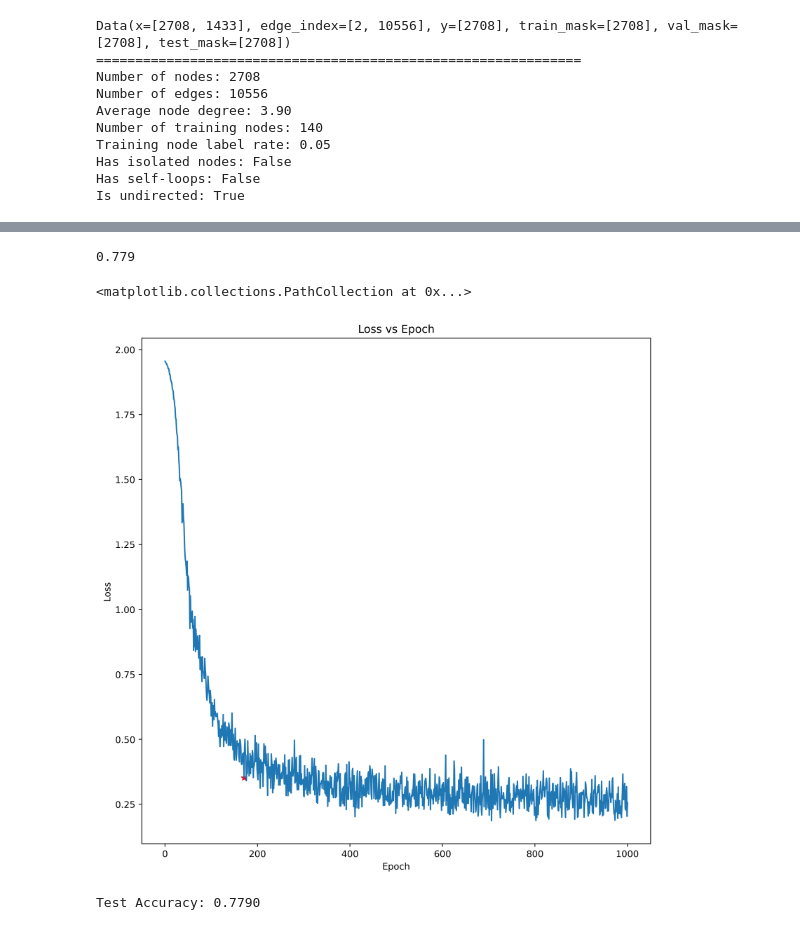
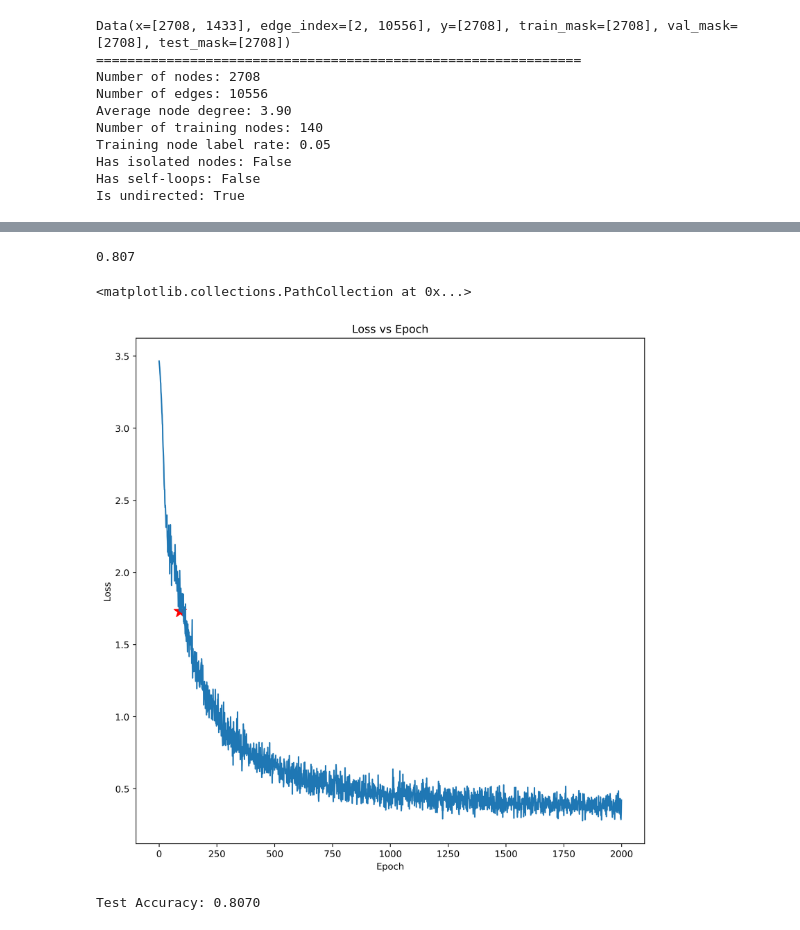
Before and after one commit to Wangmerlyn/Big-Data-Algorithms-and-Analysis-Final-Project, a Jupyter notebook: final.ipynb, the cells around one changed output, grey strips where cells are left out. Cells and saved outputs as stored; diff of their text form; code cells hidden in the pictures.

```diff
--- a/final.ipynb
+++ b/final.ipynb
@@ -41,8 +41,10 @@ Is undirected: True
 # %%
 device = torch.device('cuda:0' if torch.cuda.is_available() else 'cpu')
 # model = GCN(hidden_channels=16)
-model = GCN(num_features=dataset.num_features, hidden_channels=16,num_classes=dataset.num_classes)
-# model =  GAT(num_features=dataset.num_features, hidden_channels=8,num_classes=dataset.num_classes)
+# model = VanillaGCN(num_features=dataset.num_features, hidden_channels=16,num_classes=dataset.num_classes)
+# model =  VanillaGAT(num_features=dataset.num_features, hidden_channels=8,num_classes=dataset.num_classes)
+# model =  GFusion(num_features=dataset.num_features, hidden_channels_1=64,num_classes=dataset.num_classes, attention_heads=1, hidden_channels_2=16)
+model =  GFusion_1(num_features=dataset.num_features, hidden_channels=32,num_classes=dataset.num_classes, attention_heads=8, dropout=.5)
 print(model)
 model = model.to(device)
 data = data.to(device)
@@ -54,7 +57,7 @@ GCN(
 )
 # %%
 # Initialize Optimizer
-learning_rate = 0.01
+learning_rate = 0.005
 decay = 5e-4
 optimizer = torch.optim.Adam(model.parameters()
                              ,lr = learning_rate,
@@ -93,7 +96,8 @@ os.makedirs('checkpoints', exist_ok=True)
 losses = []
 best_val_acc = 0
 best_epoch = 0
-for epoch in range(0, 1001):
+num_epochs = 2000
+for epoch in range(0, num_epochs):
     loss = train(model, data, optimizer, criterion)
     losses.append(loss)
     val_acc = validate(model, data)
@@ -103,4 +107,5 @@ for epoch in range(0, 1001):
         torch.save(model.state_dict(), 'checkpoints/best_model.pth')
     if epoch % 100 == 0:
         print(f'Epoch:{epoch:03d}, Loss:{loss:.4f}')
+print(f'Best Epoch:{best_epoch:03d}, Val Acc:{best_val_acc:.4f}')
 # %% [output]
@@ -119,27 +130,27 @@ Epoch:1000, Loss:0.2560
 model.load_state_dict(torch.load('checkpoints/best_model.pth'))
 test(model, data)
 # %% [output]
-0.779
+0.807
 # %%
 import seaborn as sns
 import matplotlib.pyplot as plt
 
 losses_float = [float(loss.cpu().detach().numpy()) for loss in losses]
 loss_indices = [i for i,l in enumerate(losses_float)]
 plt.figure(figsize=(10,10), dpi=400)
 plt.xlabel("Epoch")
 plt.ylabel("Loss")
 plt.title("Loss vs Epoch")
 plt.plot(loss_indices, losses_float)
-plt.scatter(best_epoch, losses_float[best_epoch], c='r', label="Best Epoch", marker='*')
+plt.scatter(best_epoch, losses_float[best_epoch], c='r', label="Best Epoch", marker='*', s=200)
 # %% [output]
 <matplotlib.collections.PathCollection at 0x...>
-[figure, old version]
+[figure, new version]
 # %%
 test_acc = test(model, data)
 print(f'Test Accuracy: {test_acc:.4f}')
 # %% [output]
-Test Accuracy: 0.7790
+Test Accuracy: 0.8070
 # %%
 tsne_visualize(model.get_embedding(data.x, data.edge_index)[data.test_mask].cpu().detach(), model(data.x, data.edge_index)[data.test_mask].argmax(dim=1).cpu().detach(), data.y[data.test_mask].cpu().detach())
 # %% [output]
```
Also changed, not shown: parts of 3 cells of this notebook, 1 other file.
